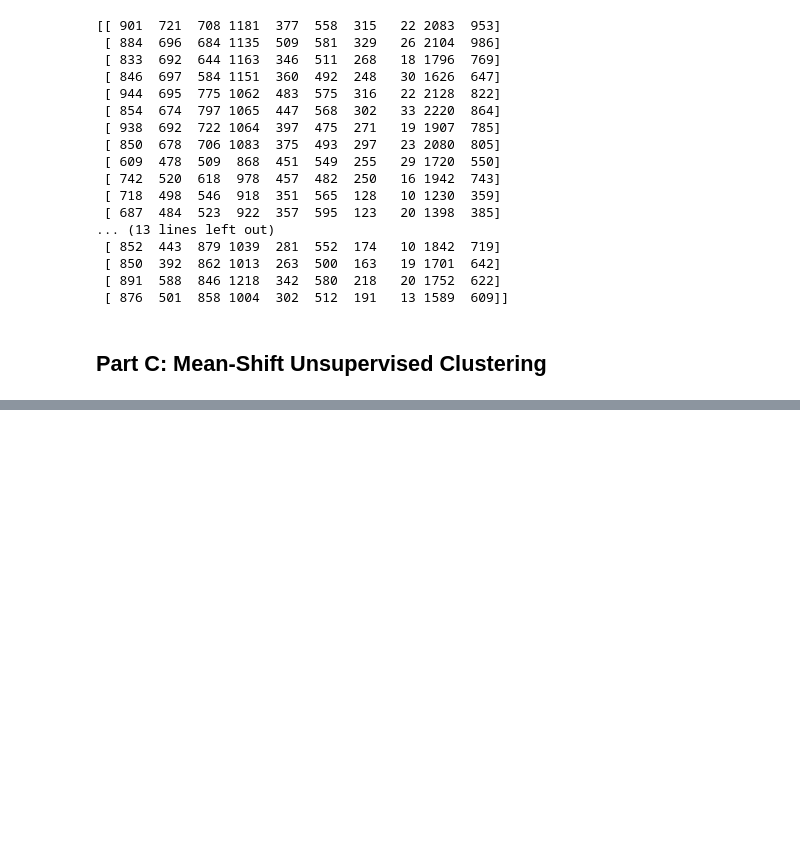
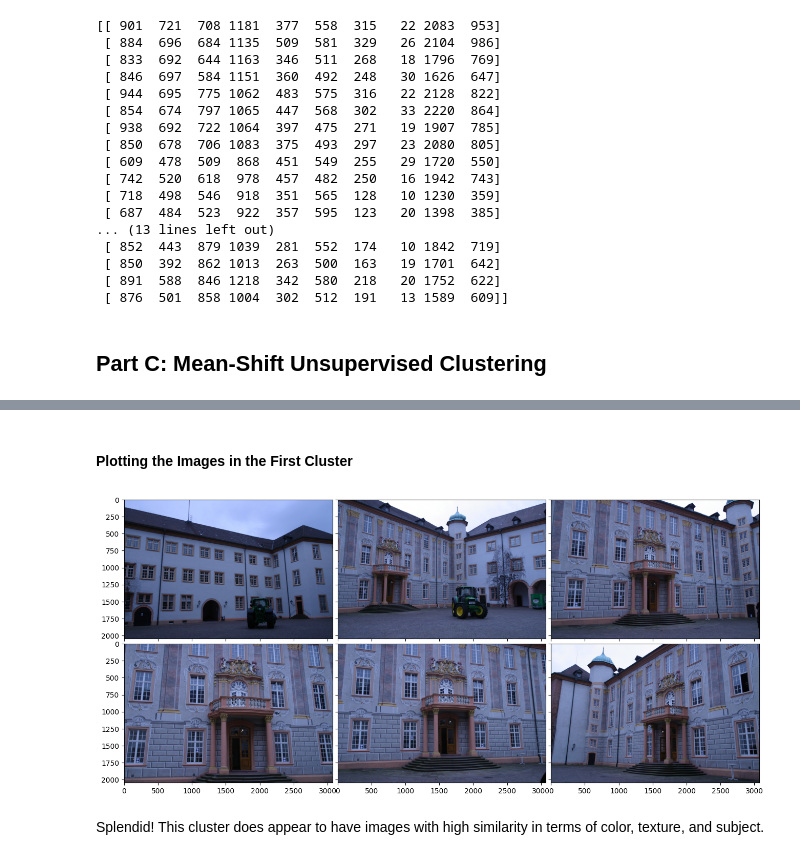
Before and after one commit to sraza-onshape/samaj-vision, a Jupyter notebook: End-of-Course-Projects/Image-Data-Association/solution.ipynb, the cells around one changed output, grey strips where cells are left out. Cells and saved outputs as stored; diff of their text form; code cells hidden in the pictures; blank space fills up the shorter version.

```diff
--- a/End-of-Course-Projects/Image-Data-Association/solution.ipynb
+++ b/End-of-Course-Projects/Image-Data-Association/solution.ipynb
@@ -265,0 +403,9 @@ No. of Members: 1
+# %%
+visual_word_identifier2 = create_global_visual_word_vocabulary(
+    all_img_arrays2,
+    n_clusters=10,  # just a guess, we can tune later
+)
+
+all_img_descriptors2 = build_histograms(
+    all_img_arrays2, visual_word_identifier2
+)
@@ -265,0 +414,7 @@ No. of Members: 1
+# %%
+clusters_of_descriptors2 = compute_and_report_clusters(
+    data=all_img_descriptors2,
+    window_size=500,
+    max_iter=1_000_000_0,
+    convergence_threshold=1.5,
+)
@@ -265,0 +442,64 @@ No. of Members: 1
+# %% [markdown]
+#### Plotting the Images in the First Cluster
+# %%
+import matplotlib.pyplot as plt
+import numpy as np
+
+from mpl_toolkits.axes_grid1 import ImageGrid
+
+# loading the images from the first cluster
+im1 = ops.load_image(
+    all_img_paths2[clusters_of_descriptors2[0][1][0]],
+    return_array=True,
+    return_grayscale=False,
+    verbosity=False,
+)
+im2 = ops.load_image(
+    all_img_paths2[clusters_of_descriptors2[0][1][1]],
+    return_array=True,
+    return_grayscale=False,
+    verbosity=False,
+)
+im3 = ops.load_image(
+    all_img_paths2[clusters_of_descriptors2[0][1][2]],
+    return_array=True,
+    return_grayscale=False,
+    verbosity=False,
+)
+im4 = ops.load_image(
+    all_img_paths2[clusters_of_descriptors2[0][1][3]],
+    return_array=True,
+    return_grayscale=False,
+    verbosity=False,
+)
+im5 = ops.load_image(
+    all_img_paths2[clusters_of_descriptors2[0][1][4]],
+    return_array=True,
+    return_grayscale=False,
+    verbosity=False,
+)
+im6 = ops.load_image(
+    all_img_paths2[clusters_of_descriptors2[0][1][5]],
+    return_array=True,
+    return_grayscale=False,
+    verbosity=False,
+)
+
+fig = plt.figure(figsize=(16, 9))
+grid = ImageGrid(
+    fig,
+    111,  # similar to subplot(111)
+    nrows_ncols=(2, 3),  # creates 2x3 grid of axes
+    axes_pad=0.1,  # pad between axes in inch.
+)
+
+for ax, im in zip(grid, [im1, im2, im3, im4, im5, im6]):
+    # Iterating over the grid returns the Axes.
+    ax.imshow(im)
+
+plt.axis("off")
+plt.show()
+# %% [output]
+[figure, added]
+# %% [markdown]
+Splendid! This cluster does appear to have images with high similarity in terms of color, texture, and subject.
```
Also changed, not shown: parts of 22 cells of this notebook, 1 other file.
